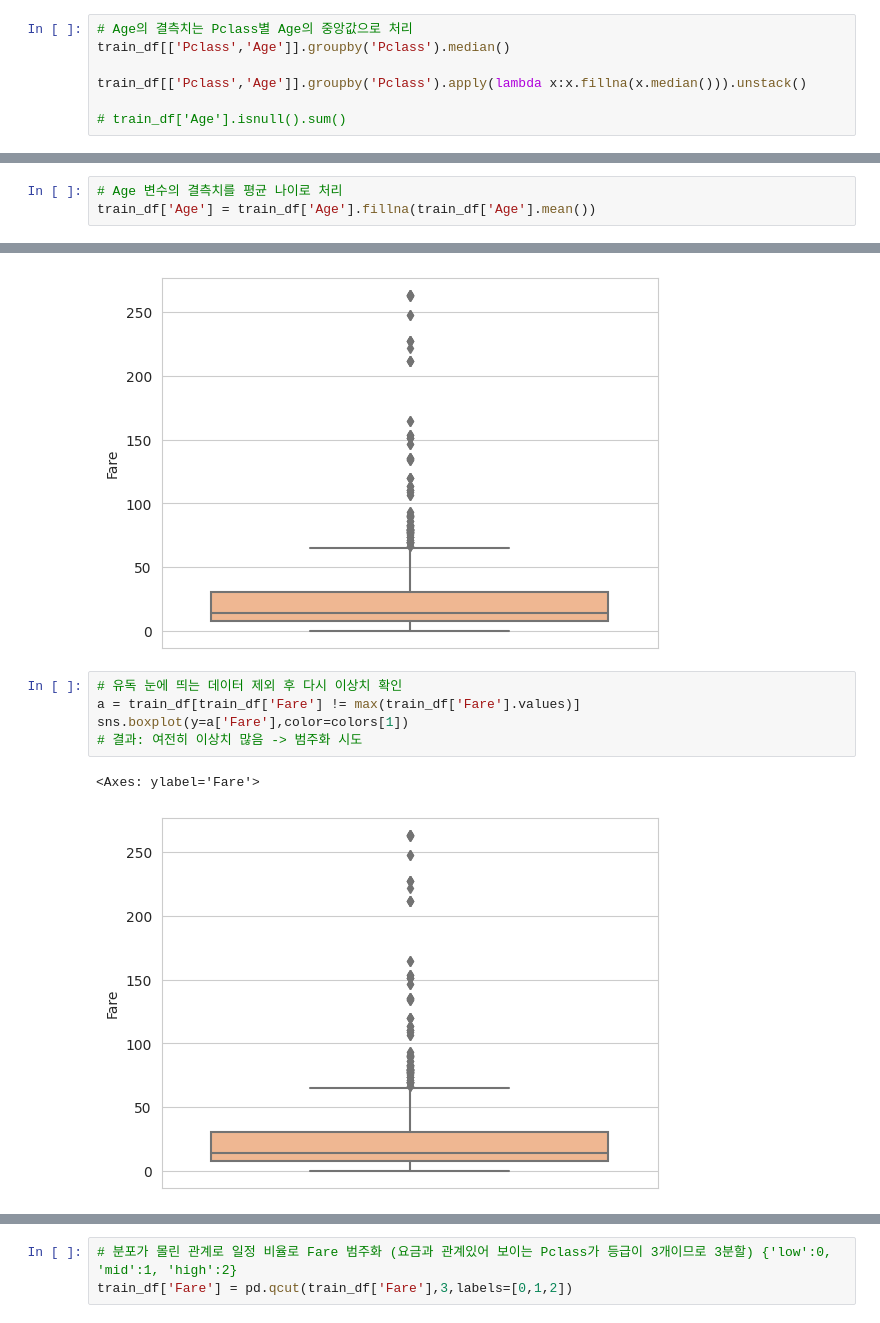
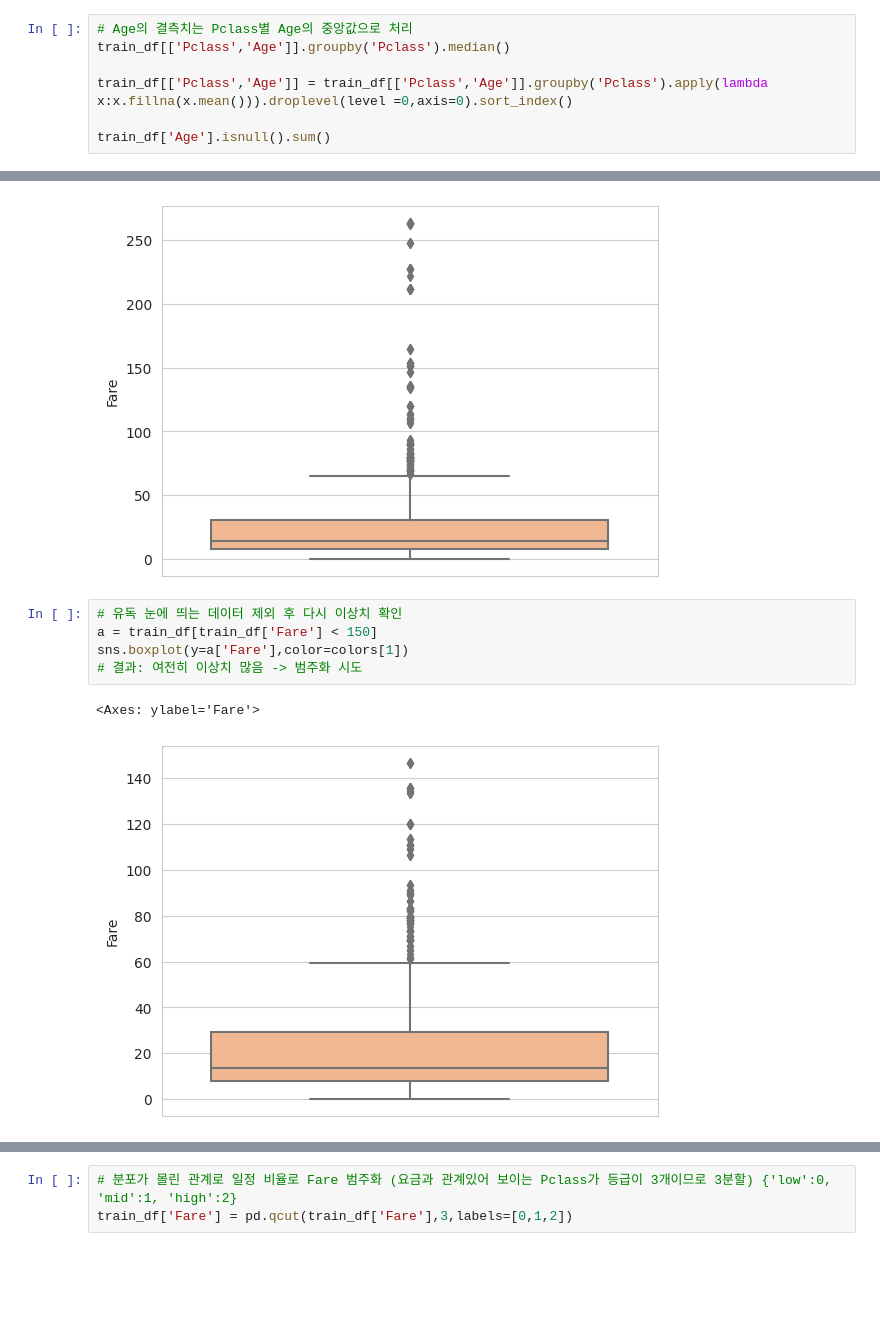
Before and after one commit to MKBD0102/Study, a Jupyter notebook: TitanicPractice_M.ipynb, the cells around one changed output, grey strips where cells are left out. Saved outputs shown, nothing was run; the diff lists cells and outputs as text; blank space fills up the shorter version.

```diff
--- a/TitanicPractice_M.ipynb
+++ b/TitanicPractice_M.ipynb
@@ -561,7 +561,7 @@ p_value: 1.4288798296552103e-21
 # Age의 결측치는 Pclass별 Age의 중앙값으로 처리
 train_df[['Pclass','Age']].groupby('Pclass').median()
 
-train_df[['Pclass','Age']].groupby('Pclass').apply(lambda x:x.fillna(x.median())).unstack()
+train_df[['Pclass','Age']] = train_df[['Pclass','Age']].groupby('Pclass').apply(lambda x:x.fillna(x.mean())).droplevel(level =0,axis=0).sort_index()
 
-# train_df['Age'].isnull().sum()
+train_df['Age'].isnull().sum()
 # %% [output]
@@ -591,6 +577,3 @@ train_df['Age'].isnull().sum()
-# %%
-# Age 변수의 결측치를 평균 나이로 처리
-train_df['Age'] = train_df['Age'].fillna(train_df['Age'].mean())
 # %%
 # 연령대 나누기: {0-10:0, 10-20:1, 20-30:2, 30-40:3, 40-50:4, 50-:5}
 train_df['Age'] = train_df['Age'].apply(lambda x: x//10 if x < 50 else 5)
@@ -610,10 +597,10 @@ sns.boxplot(y=a['Fare'],color=colors[1])
 [figure]
 # %%
 # 유독 눈에 띄는 데이터 제외 후 다시 이상치 확인
-a = train_df[train_df['Fare'] != max(train_df['Fare'].values)]
+a = train_df[train_df['Fare'] < 150]
 sns.boxplot(y=a['Fare'],color=colors[1])
 # 결과: 여전히 이상치 많음 -> 범주화 시도
 # %% [output]
 <Axes: ylabel='Fare'>
-[figure, old version]
+[figure, new version]
 # %%
```
Also changed, not shown: parts of 13 cells of this notebook.
